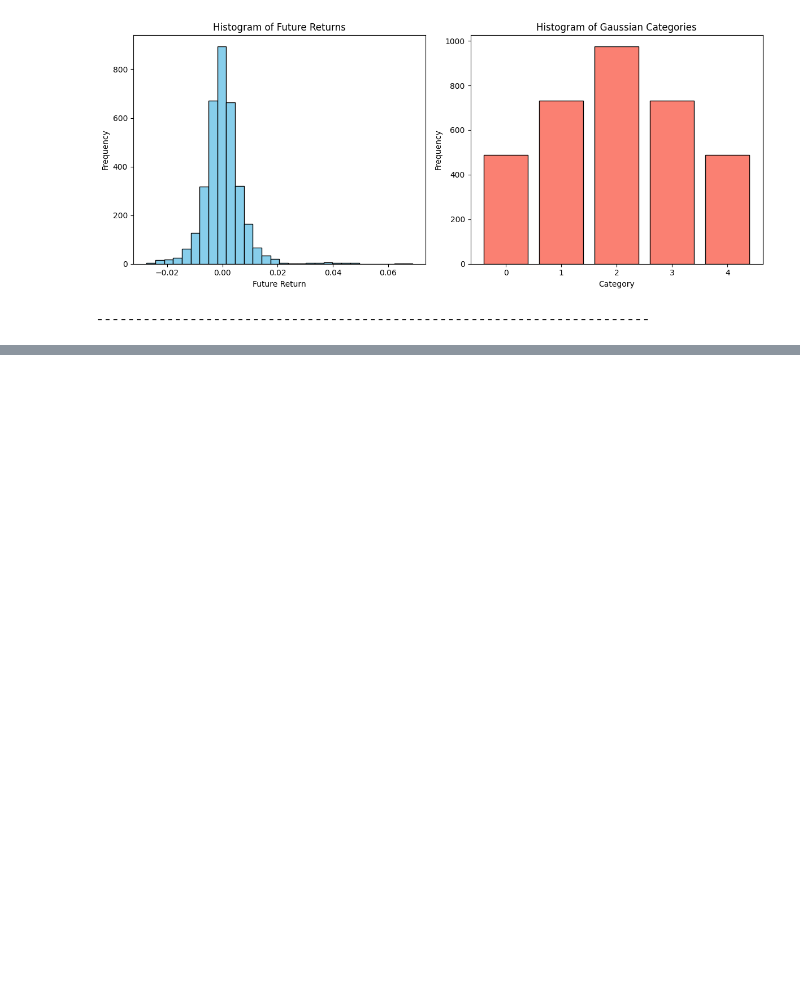
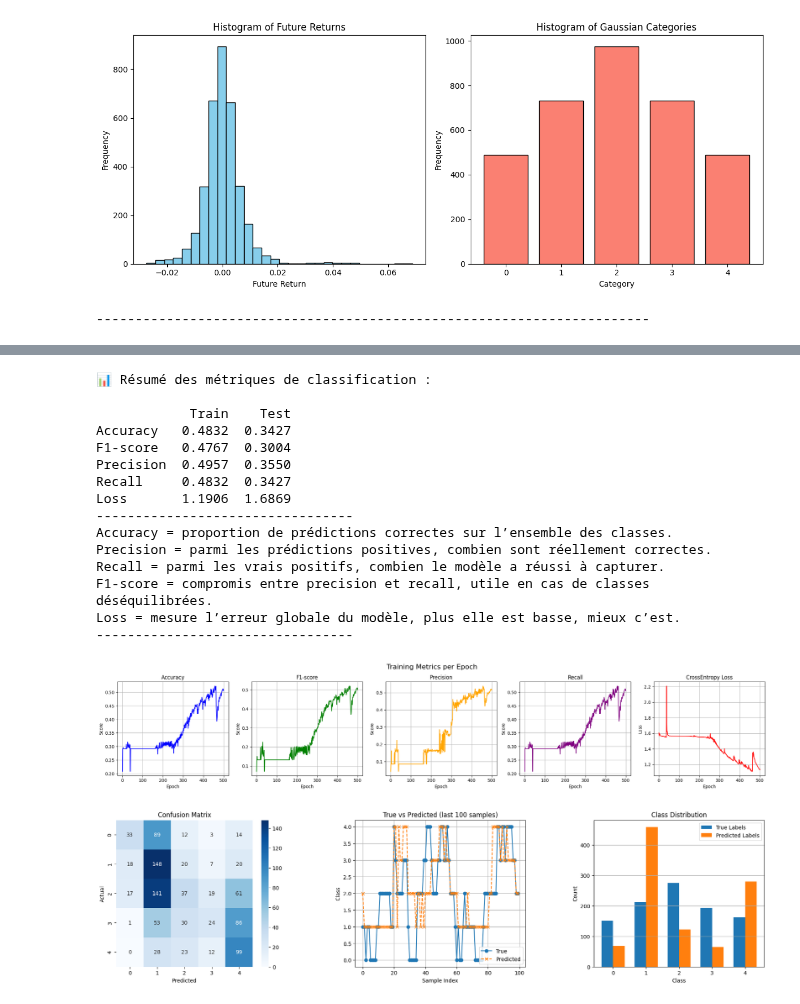
Before and after one commit to Nairlav/Finance, a Jupyter notebook: Projects/LSTM_Strategy.ipynb, the cells around one changed output, grey strips where cells are left out. Cells and saved outputs as stored; diff of their text form; code cells hidden in the pictures; blank space fills up the shorter version.

```diff
--- a/Projects/LSTM_Strategy.ipynb
+++ b/Projects/LSTM_Strategy.ipynb
@@ -683,0 +684,34 @@ Loss = mesure l’erreur globale du modèle, plus elle est basse, mieux c’est.
+# %%
+#-------------------------------------------------------------------------------
+
+# Affichage des métriques
+show_final_metrics()
+print("---------------------------------")
+print("Accuracy = proportion de prédictions correctes sur l’ensemble des classes.")
+print("Precision = parmi les prédictions positives, combien sont réellement correctes.")
+print("Recall = parmi les vrais positifs, combien le modèle a réussi à capturer.")
+print("F1-score = compromis entre precision et recall, utile en cas de classes déséquilibrées.")
+print("Loss = mesure l’erreur globale du modèle, plus elle est basse, mieux c’est.")
+print("---------------------------------")
+# Nouveau : appel à plot_metrics avec les bonnes métriques classification
+plot_metrics(hist_acc, hist_f1, hist_precision, hist_recall, hist_criterion)
+
+visualize_classification_results(y_test, y_test_pred, output_dim, sequence_title="True vs Predicted", max_points=lookback)
+# %% [output]
+📊 Résumé des métriques de classification :
+
+            Train    Test
+Accuracy   0.4832  0.3427
+F1-score   0.4767  0.3004
+Precision  0.4957  0.3550
+Recall     0.4832  0.3427
+Loss       1.1906  1.6869
+---------------------------------
+Accuracy = proportion de prédictions correctes sur l’ensemble des classes.
+Precision = parmi les prédictions positives, combien sont réellement correctes.
+Recall = parmi les vrais positifs, combien le modèle a réussi à capturer.
+F1-score = compromis entre precision et recall, utile en cas de classes déséquilibrées.
+Loss = mesure l’erreur globale du modèle, plus elle est basse, mieux c’est.
+---------------------------------
+[figure, added]
+[figure, added]
```
Also changed, not shown: parts of 3 cells of this notebook.
